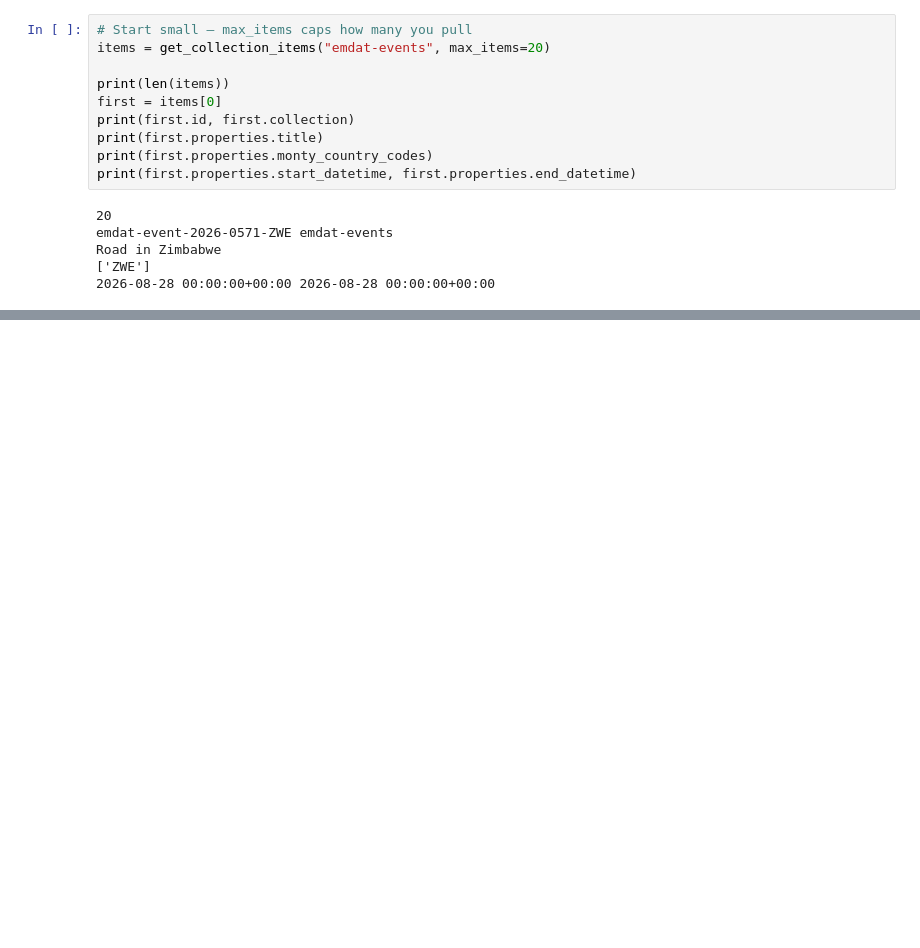
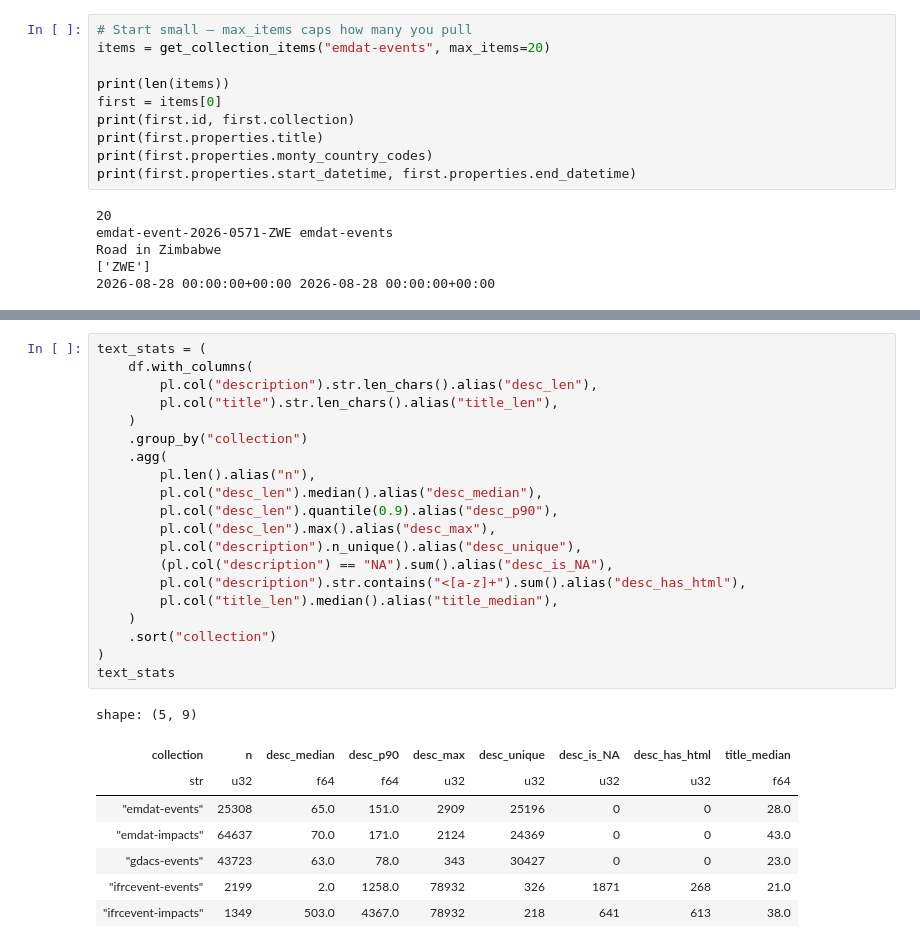
Before and after one commit to jbugli-NJ/fall-2026-group2, a Jupyter notebook: notebooks/eda_nb.ipynb, the cells around one changed output, grey strips where cells are left out. Drawn from its saved outputs; the diff is of its cells as text; blank space fills up the shorter version.

```diff
--- a/notebooks/eda_nb.ipynb
+++ b/notebooks/eda_nb.ipynb
@@ -80,0 +320,29 @@ for cid, items in raw.items():
+# %%
+text_stats = (
+    df.with_columns(
+        pl.col("description").str.len_chars().alias("desc_len"),
+        pl.col("title").str.len_chars().alias("title_len"),
+    )
+    .group_by("collection")
+    .agg(
+        pl.len().alias("n"),
+        pl.col("desc_len").median().alias("desc_median"),
+        pl.col("desc_len").quantile(0.9).alias("desc_p90"),
+        pl.col("desc_len").max().alias("desc_max"),
+        pl.col("description").n_unique().alias("desc_unique"),
+        (pl.col("description") == "NA").sum().alias("desc_is_NA"),
+        pl.col("description").str.contains("<[a-z]+").sum().alias("desc_has_html"),
+        pl.col("title_len").median().alias("title_median"),
+    )
+    .sort("collection")
+)
+text_stats
+# %% [output]
+shape: (5, 9)
+| collection | n | desc_median | desc_p90 | desc_max | desc_unique | desc_is_NA | desc_has_html | title_median |
+| str | u32 | f64 | f64 | u32 | u32 | u32 | u32 | f64 |
+| "emdat-events" | 25308 | 65.0 | 151.0 | 2909 | 25196 | 0 | 0 | 28.0 |
+| "emdat-impacts" | 64637 | 70.0 | 171.0 | 2124 | 24369 | 0 | 0 | 43.0 |
+| "gdacs-events" | 43723 | 63.0 | 78.0 | 343 | 30427 | 0 | 0 | 23.0 |
+| "ifrcevent-events" | 2199 | 2.0 | 1258.0 | 78932 | 326 | 1871 | 268 | 21.0 |
+| "ifrcevent-impacts" | 1349 | 503.0 | 4367.0 | 78932 | 218 | 641 | 613 | 38.0 |
```
Also changed, not shown: parts of 31 cells of this notebook, 2 other files.
